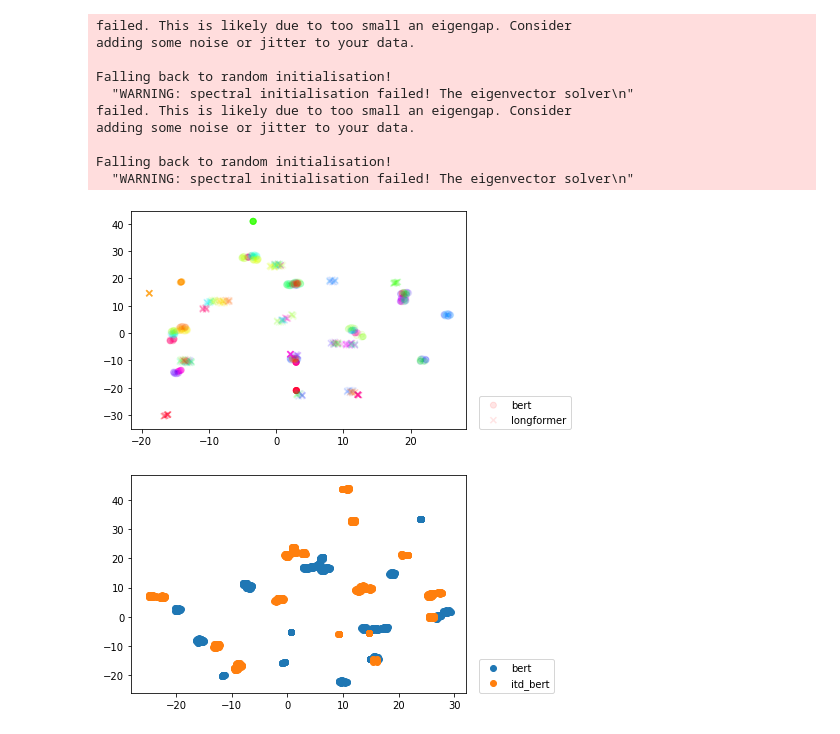
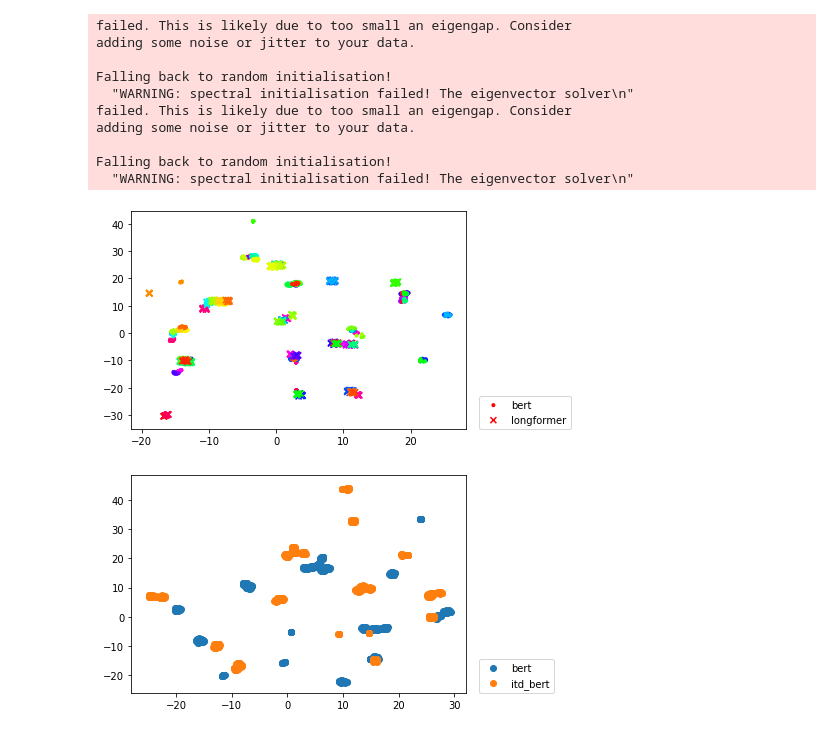
Before and after one commit to danieljunior/techniques_comparision_for_Legal_STS, a Jupyter notebook: notebooks/Presentation.ipynb, the cells around one changed output. Cells and saved outputs as stored; diff of their text form; code cells hidden in the pictures.

```diff
--- a/notebooks/Presentation.ipynb
+++ b/notebooks/Presentation.ipynb
@@ -224,27 +224,29 @@ Falling back to random initialisation!
 # %%
 import matplotlib.pyplot as plt
 
 %matplotlib inline
 
 def get_cmap(n, name='hsv'):
     '''Returns a function that maps each index in 0, 1, ..., n-1 to a distinct
     RGB color; the keyword argument name must be a standard mpl colormap name.'''
     return plt.cm.get_cmap(name, n)
 
 juris_enc = tcu_data.ENUNCIADO.astype('category').cat.codes.tolist()
 cmap = get_cmap(len(list(set(juris_enc))))
 juris_colors = [cmap(i) for i in juris_enc]
 
 plt.scatter(data["bert.ann"][:, 0][:372], data["bert.ann"][:, 1][:372],
-            c=juris_colors, marker="o", label="bert", alpha=0.1)
+            c=juris_colors, marker=".", label="bert")
 plt.scatter(
     data["longformer.ann"][:, 0][:372], data["longformer.ann"][:, 1][:372],
-    c=juris_colors, marker="x", label="longformer", alpha=0.1)
+    c=juris_colors, marker="x", label="longformer",
+#     alpha=0.1
+)
 
-plt.legend(loc=(1.04, 0))
+legend = plt.legend(loc=(1.04, 0))
 plt.show()
 # %% [output]
-[figure, old version]
+[figure, new version]
 # %%
 plt.scatter(data["bert.ann"][:, 0], data["bert.ann"][:, 1], label="bert")
 plt.scatter(data["itd_bert.ann"][:, 0], data["itd_bert.ann"][:, 1], label="itd_bert")
```
Also changed, not shown: parts of 1 cell of this notebook, 1 other file.
